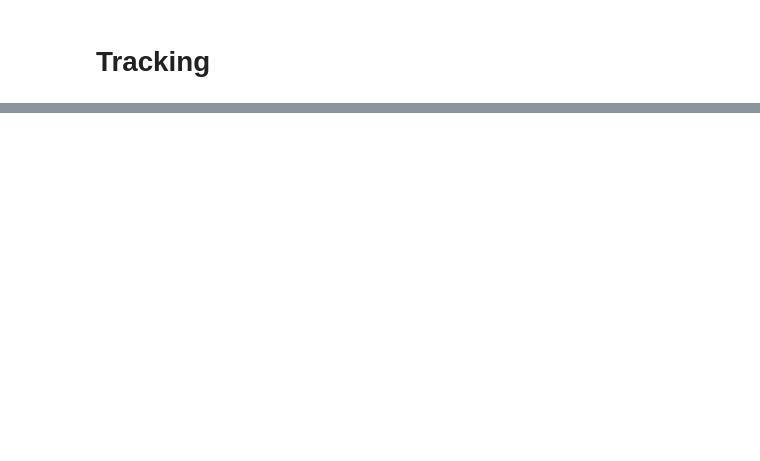
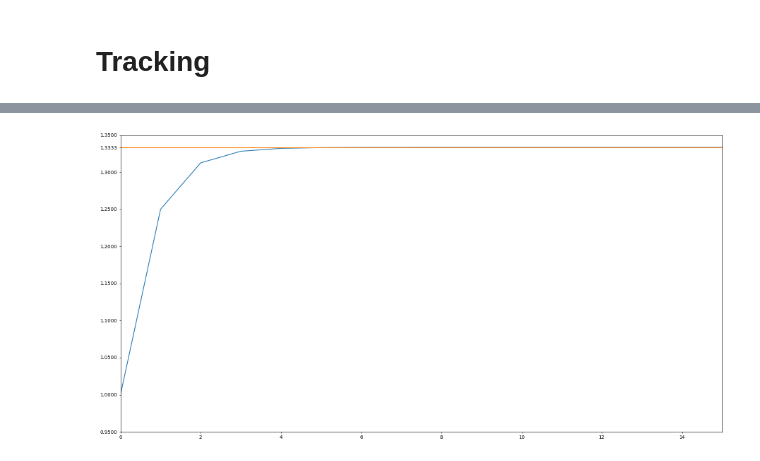
Before and after one commit to corrado9999/CarND-Vehicle-Detection, a Jupyter notebook: Test1.ipynb, the cells around one changed output, grey strips where cells are left out. Cells and saved outputs as stored; diff of their text form; code cells hidden in the pictures; blank space fills up the shorter version.

```diff
--- a/Test1.ipynb
+++ b/Test1.ipynb
@@ -106,0 +148,15 @@ for path in sorted(glob.glob('test_images/*'))[:]:
+# %%
+alpha = 0.25
+h = 0
+f = 1
+
+x = np.linspace(0, 15, 16)
+y = h * alpha ** x + f*(alpha**(x+1) - 1) / (alpha - 1)
+l = f / (1 - alpha)
+plt.plot(x, y)
+plt.axhline(l, 0, 1, c='C1')
+plt.yticks(plt.yticks()[0].tolist() + [l])
+plt.xlim(x.min(), x.max())
+plt.tight_layout()
+# %% [output]
+[figure, added]
```
Also changed, not shown: parts of 18 cells of this notebook.
